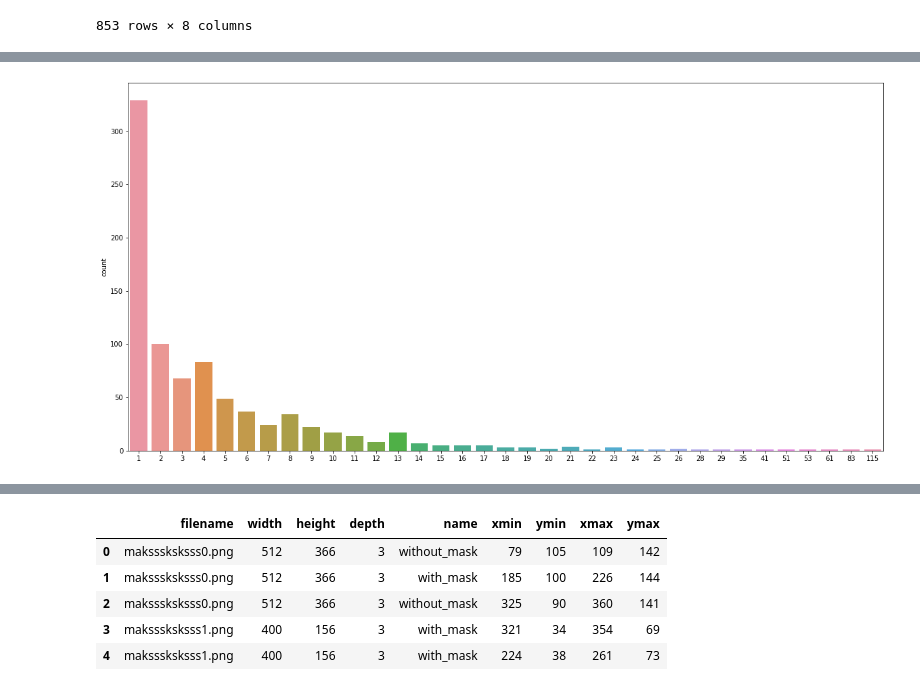
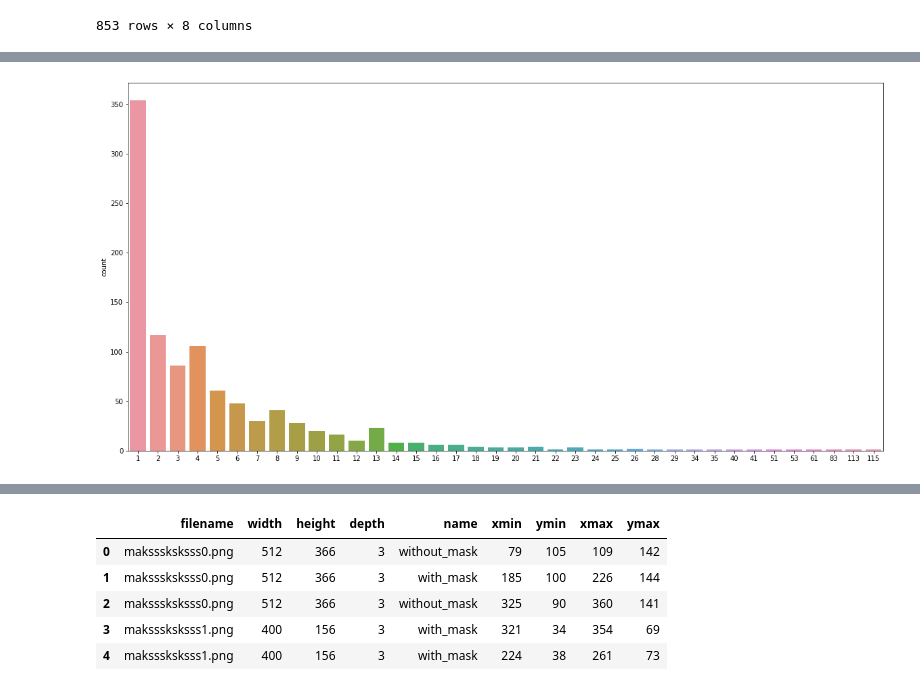
Before and after one commit to Limm-jk/Data_Competition, a Jupyter notebook: 02. Mask_Dataset/Mask_dataset_processing.ipynb, the cells around one changed output, grey strips where cells are left out. Saved outputs shown, nothing was run; the diff lists cells and outputs as text; code cells hidden in the pictures.

```diff
--- a/02. Mask_Dataset/Mask_dataset_processing.ipynb
+++ b/02. Mask_Dataset/Mask_dataset_processing.ipynb
@@ -202,0 +210,10 @@ anno_frame
+# %%
+set2_json = []
+
+for anno_filename in tqdm(mask_path_set2):
+    with open(anno_filename, 'r') as file:
+        anno_dict = xmltodict.parse(file.read())['annotation']
+        if type(anno_dict['object']) != list:
+                anno_dict['object'] = [anno_dict['object']]
+        anno_dict["object_num"] = len(anno_dict['object'])
+        set2_json.append(anno_dict)
@@ -202,0 +228,8 @@ anno_frame
+# %%
+# set2_json[3]["object"][1]['name']
+for mask_json in range(len(set2_json)):
+    for mask_json_tag in range(len(set2_json[mask_json]['object'])):
+        if set2_json[mask_json]['object'][mask_json_tag]['name'] == 'mask':
+            set2_json[mask_json]["object"][mask_json_tag]['name'] = 'with_mask'
+        else:
+            set2_json[mask_json]["object"][mask_json_tag]['name'] = 'without_mask'
@@ -202,0 +241,7 @@ anno_frame
+# %%
+set2_frame = pd.json_normalize(set2_json)
+
+set2_frame.drop(columns='source.database', inplace=True)
+set2_frame.drop(columns='path', inplace=True)
+
+set2_frame
@@ -202,0 +262,2 @@ anno_frame
+# %%
+assem_frame = pd.concat([anno_frame, set2_frame])
@@ -203,9 +299,9 @@ anno_frame
 # %%
 plt.figure(figsize=(20, 10))
-sns.countplot(anno_frame.object_num.values)
+sns.countplot(assem_frame.object_num.values)
 plt.show()
 # %% [output]
-[figure, old version]
+[figure, new version]
 # %%
 from itertools import chain
 
```
Also changed, not shown: parts of 21 cells of this notebook, 1 other file.
